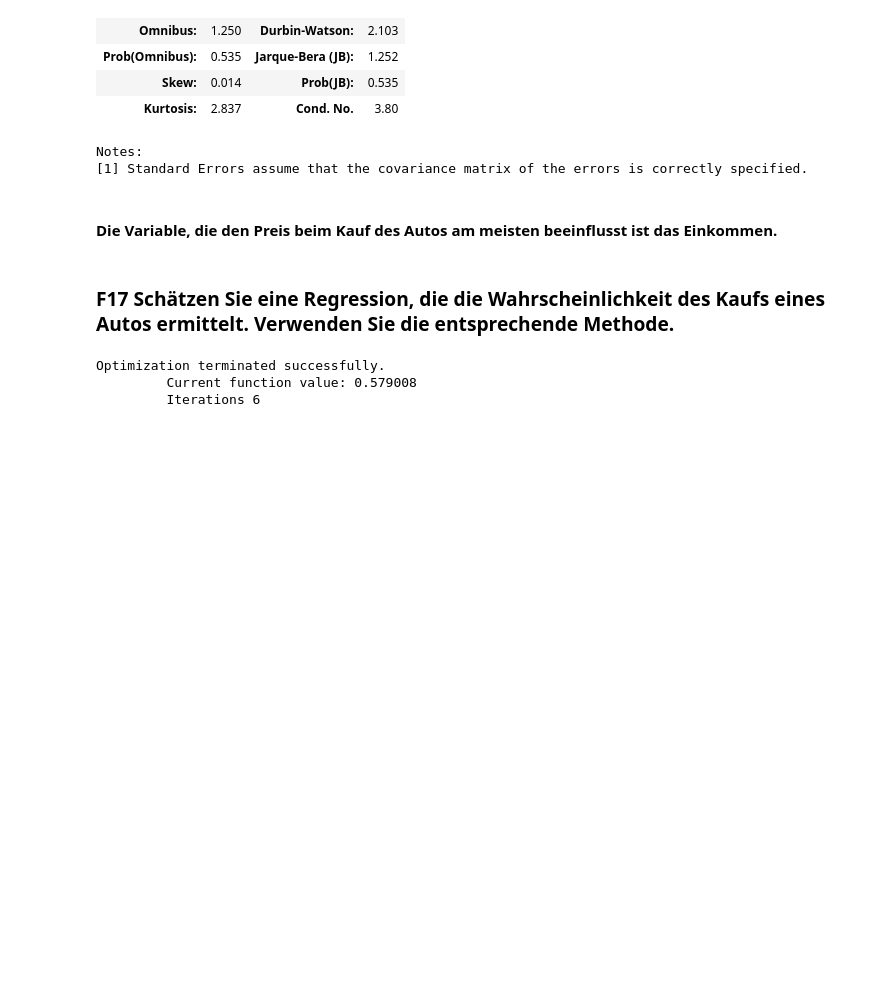
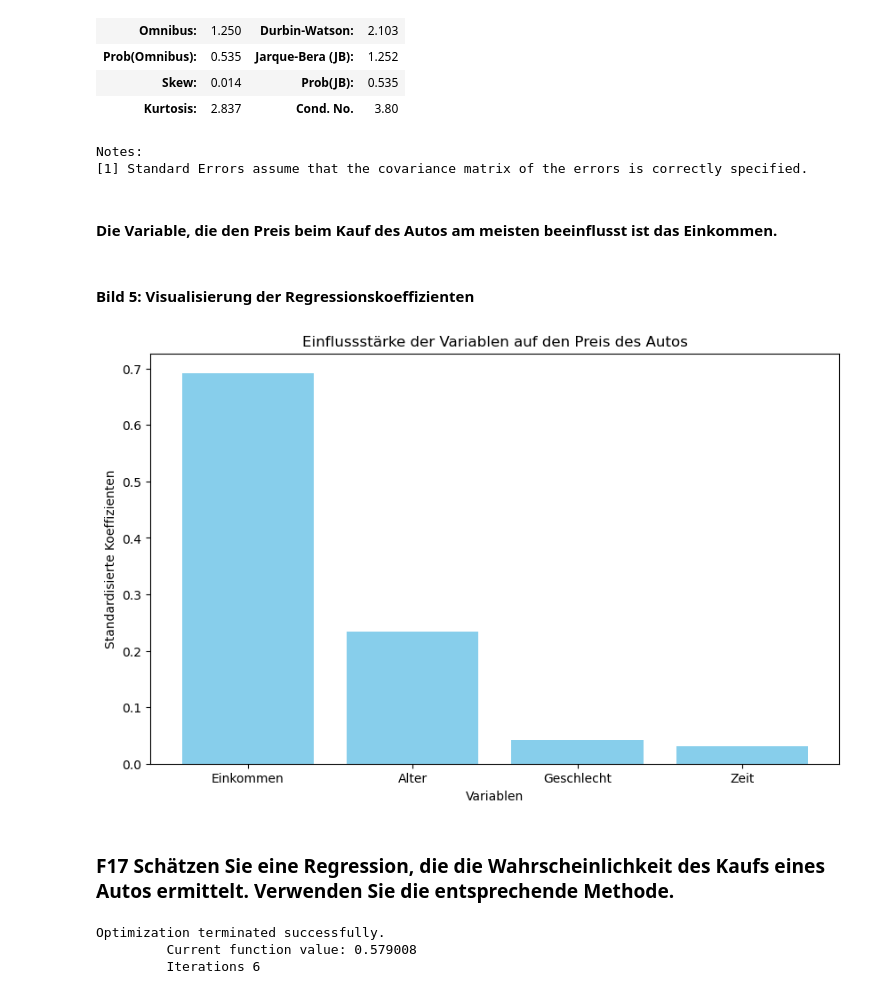
Before and after one commit to Kkilka422/final_projectSS24_Group2, a Jupyter notebook: FINAL.ipynb, the cells around one changed output. Saved outputs shown, nothing was run; the diff lists cells and outputs as text; code cells hidden in the pictures; blank space fills up the shorter version.

```diff
--- a/FINAL.ipynb
+++ b/FINAL.ipynb
@@ -565,6 +584,28 @@ Notes:
 [1] Standard Errors assume that the covariance matrix of the errors is correctly specified.
 # %% [markdown]
 #### Die Variable, die den Preis beim Kauf des Autos am meisten beeinflusst ist das Einkommen.
+# %% [markdown]
+#### Bild 5: Visualisierung der Regressionskoeffizienten
+# %%
+# Extrahieren der Koeffizienten (ohne den Intercept)
+coefficients = model_standardized.params[1:]  # Der erste Koeffizient ist der Intercept, den wir ignorieren
+variables = X.columns
+# %%
+# Erstellen eines Datenrahmens für die Visualisierung
+coef_df = pd.DataFrame({
+    'Variable': variables,
+    'Koeffizient': coefficients
+})
+# %%
+# Balkendiagramm erstellen
+plt.figure(figsize=(10, 6))
+plt.bar(coef_df['Variable'], coef_df['Koeffizient'], color='skyblue')
+plt.xlabel('Variablen')
+plt.ylabel('Standardisierte Koeffizienten')
+plt.title('Einflussstärke der Variablen auf den Preis des Autos')
+plt.show()
+# %% [output]
+[figure, added]
 # %% [markdown]
 ### F17 Schätzen Sie eine Regression, die die Wahrscheinlichkeit des Kaufs eines Autos ermittelt. Verwenden Sie die entsprechende Methode.
 # %%
```
Also changed, not shown: parts of 6 cells of this notebook.
